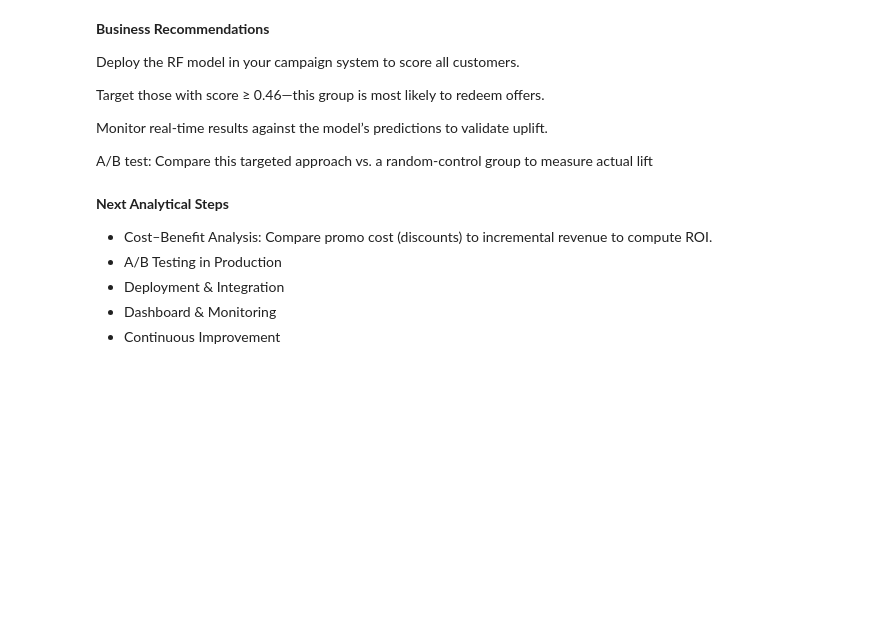
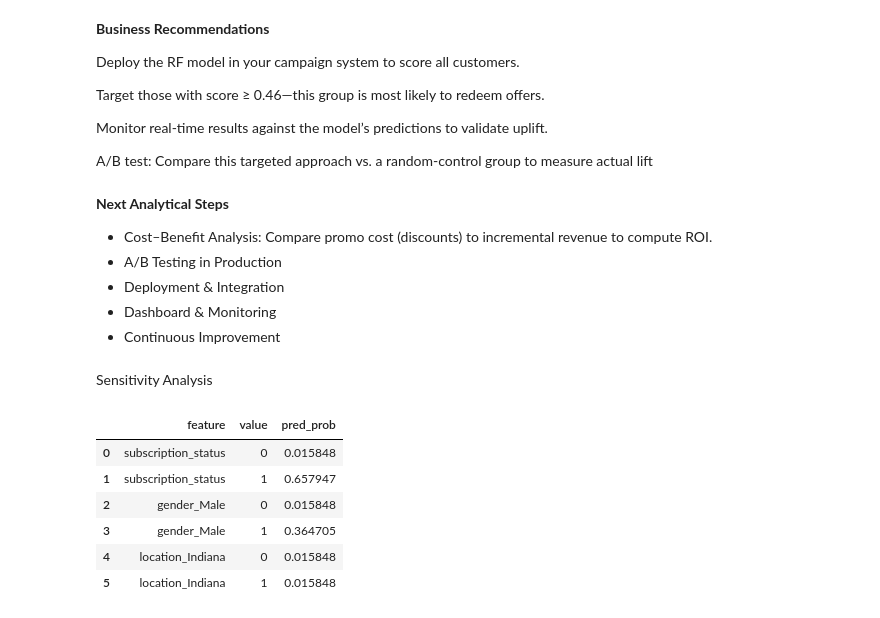
Before and after one commit to mandele1999/marketing-analytics, a Jupyter notebook: index.ipynb, the cells around one changed output. Drawn from its saved outputs; the diff is of its cells as text; code cells hidden in the pictures; blank space fills up the shorter version.

```diff
--- a/index.ipynb
+++ b/index.ipynb
@@ -935,3 +935,29 @@ A/B test: Compare this targeted approach vs. a random‑control group to measure
 - Deployment & Integration
 - Dashboard & Monitoring
 - Continuous Improvement
+# %% [markdown]
+Sensitivity Analysis
+# %%
+# pick a “base” customer
+base = X_test.iloc[[0]].copy()
+
+# features to test
+to_vary = ['subscription_status', 'gender_Male', 'location_Indiana']
+
+results = []
+for feat in to_vary:
+    for val in [0,1]:
+        temp = base.copy()
+        temp[feat] = val
+        prob = best_lr.predict_proba(temp)[0,1]
+        results.append({'feature':feat, 'value':val, 'pred_prob':prob})
+
+pd.DataFrame(results)
+# %% [output]
+|  | feature | value | pred_prob |
+| 0 | subscription_status | 0 | 0.015848 |
+| 1 | subscription_status | 1 | 0.657947 |
+| 2 | gender_Male | 0 | 0.015848 |
+| 3 | gender_Male | 1 | 0.364705 |
+| 4 | location_Indiana | 0 | 0.015848 |
+| 5 | location_Indiana | 1 | 0.015848 |
```
Also changed, not shown: parts of 3 cells of this notebook, 2 other files.
